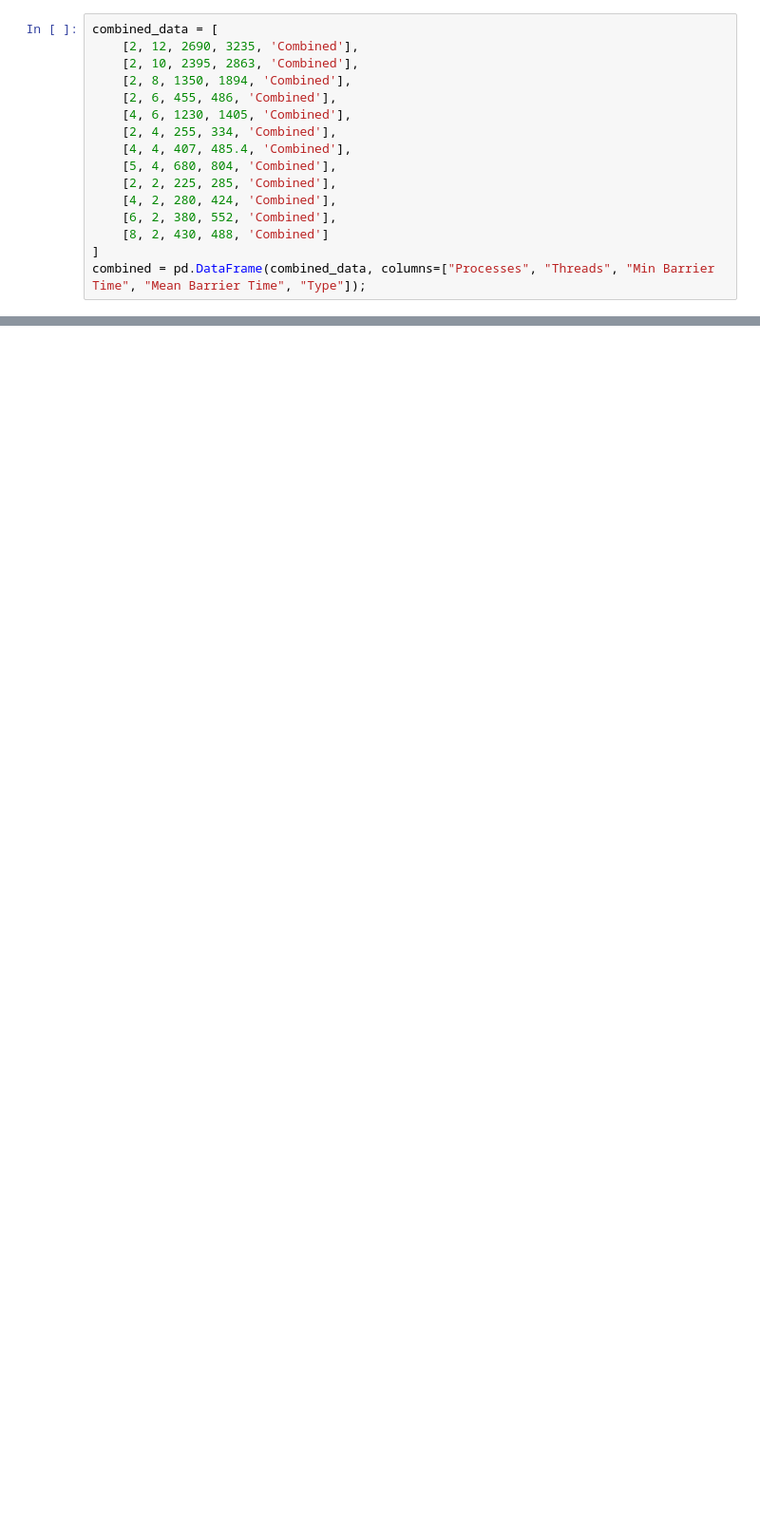
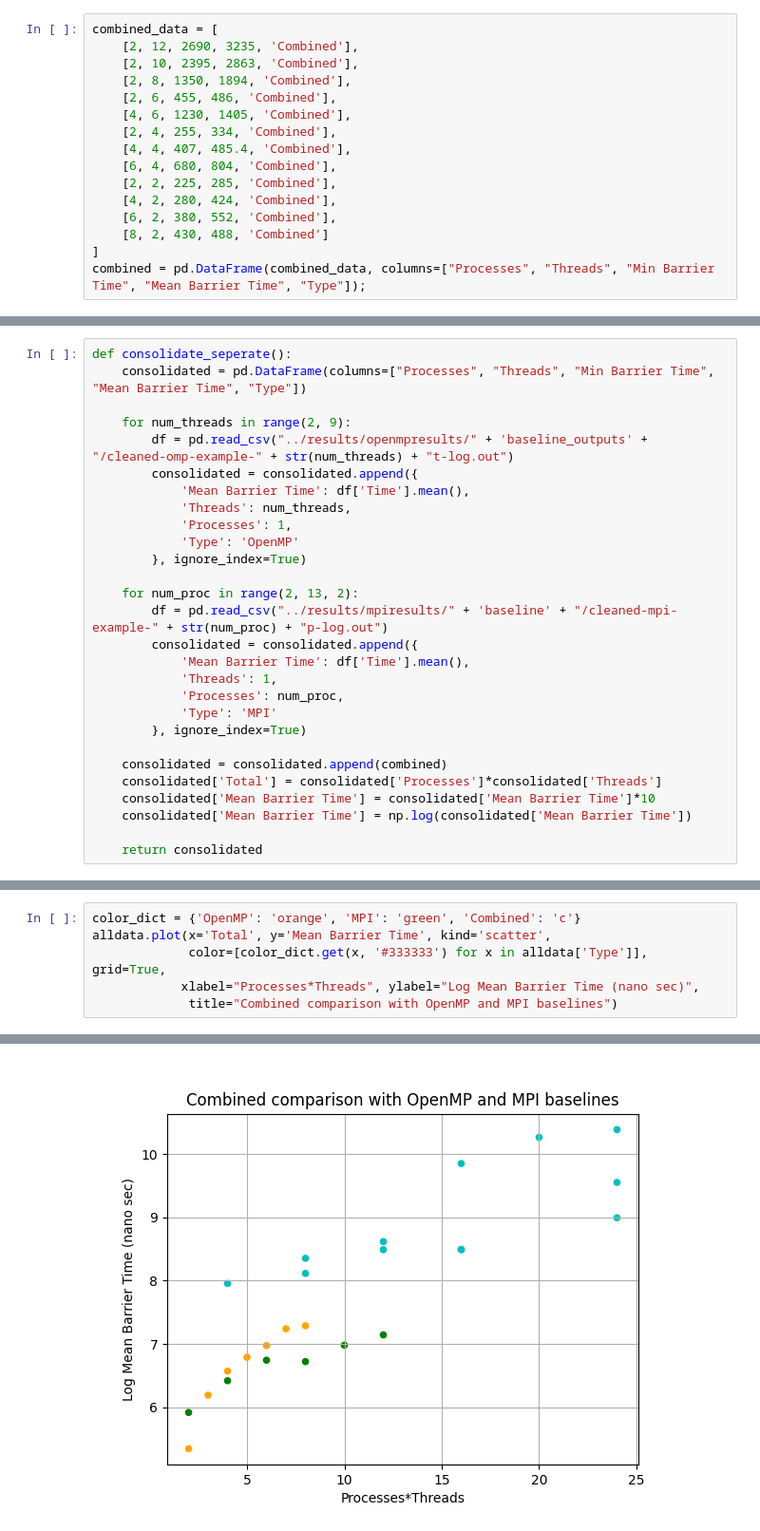
Before and after one commit to AdwaitB/cs6210, a Jupyter notebook: p2/python-analysis/analysis.ipynb, the cells around one changed output, grey strips where cells are left out. Shown: that part at 95% size. Drawn from its saved outputs; the diff is of its cells as text; blank space fills up the shorter version.

Commit message:
combined comparisons completed

```diff
--- a/p2/python-analysis/analysis.ipynb
+++ b/p2/python-analysis/analysis.ipynb
@@ -140,7 +140,7 @@ combined_data = [
     [4, 6, 1230, 1405, 'Combined'],
     [2, 4, 255, 334, 'Combined'],
     [4, 4, 407, 485.4, 'Combined'],
-    [5, 4, 680, 804, 'Combined'],
+    [6, 4, 680, 804, 'Combined'],
     [2, 2, 225, 285, 'Combined'],
     [4, 2, 280, 424, 'Combined'],
     [6, 2, 380, 552, 'Combined'],
@@ -259,0 +188,28 @@ ValueError: shape mismatch: objects cannot be broadcast to a single shape
+# %%
+def consolidate_seperate():
+    consolidated = pd.DataFrame(columns=["Processes", "Threads", "Min Barrier Time", "Mean Barrier Time", "Type"])
+
+    for num_threads in range(2, 9):
+        df = pd.read_csv("../results/openmpresults/" + 'baseline_outputs' + "/cleaned-omp-example-" + str(num_threads) + "t-log.out")
+        consolidated = consolidated.append({
+            'Mean Barrier Time': df['Time'].mean(),
+            'Threads': num_threads,
+            'Processes': 1,
+            'Type': 'OpenMP'
+        }, ignore_index=True)
+
+    for num_proc in range(2, 13, 2):
+        df = pd.read_csv("../results/mpiresults/" + 'baseline' + "/cleaned-mpi-example-" + str(num_proc) + "p-log.out")
+        consolidated = consolidated.append({
+            'Mean Barrier Time': df['Time'].mean(),
+            'Threads': 1,
+            'Processes': num_proc,
+            'Type': 'MPI'
+        }, ignore_index=True)
+
+    consolidated = consolidated.append(combined)
+    consolidated['Total'] = consolidated['Processes']*consolidated['Threads']
+    consolidated['Mean Barrier Time'] = consolidated['Mean Barrier Time']*10
+    consolidated['Mean Barrier Time'] = np.log(consolidated['Mean Barrier Time'])
+
+    return consolidated
@@ -259,0 +259,7 @@ ValueError: shape mismatch: objects cannot be broadcast to a single shape
+# %%
+color_dict = {'OpenMP': 'orange', 'MPI': 'green', 'Combined': 'c'}
+alldata.plot(x='Total', y='Mean Barrier Time', kind='scatter',
+             color=[color_dict.get(x, '#333333') for x in alldata['Type']], grid=True,
+            xlabel="Processes*Threads", ylabel="Log Mean Barrier Time (nano sec)",
+             title="Combined comparison with OpenMP and MPI baselines")
+# %% [output]
@@ -259,0 +267 @@ ValueError: shape mismatch: objects cannot be broadcast to a single shape
+[figure, added]
```
Also changed, not shown: parts of 12 cells of this notebook.
